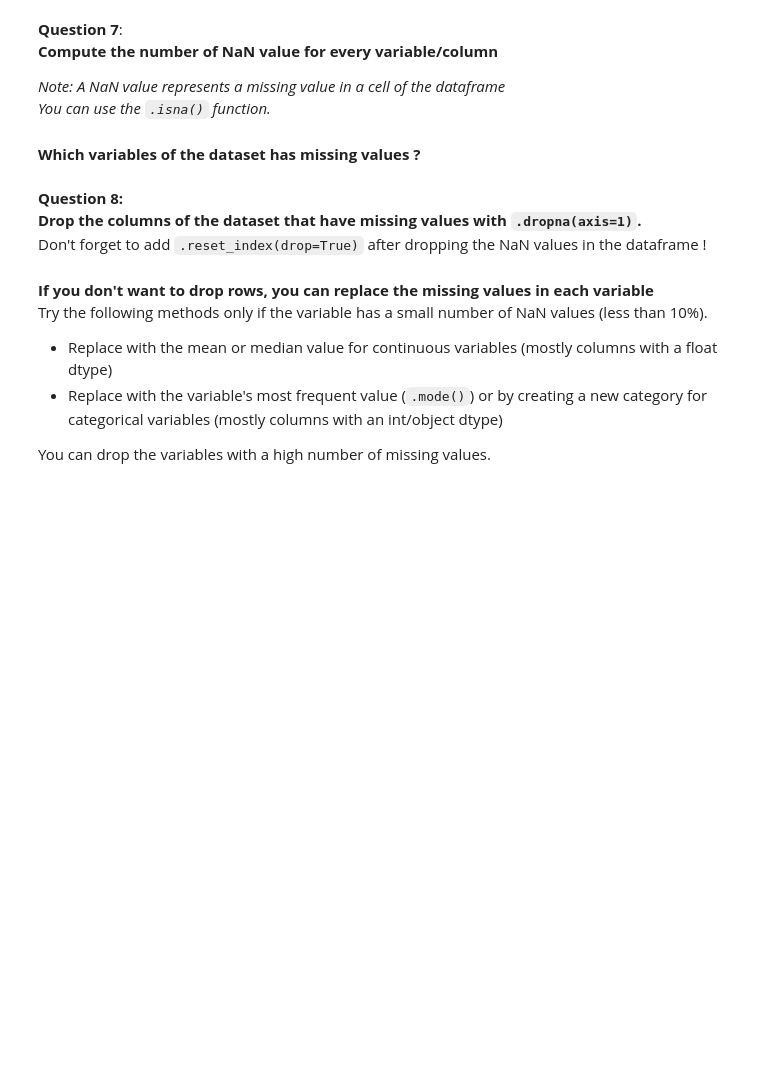
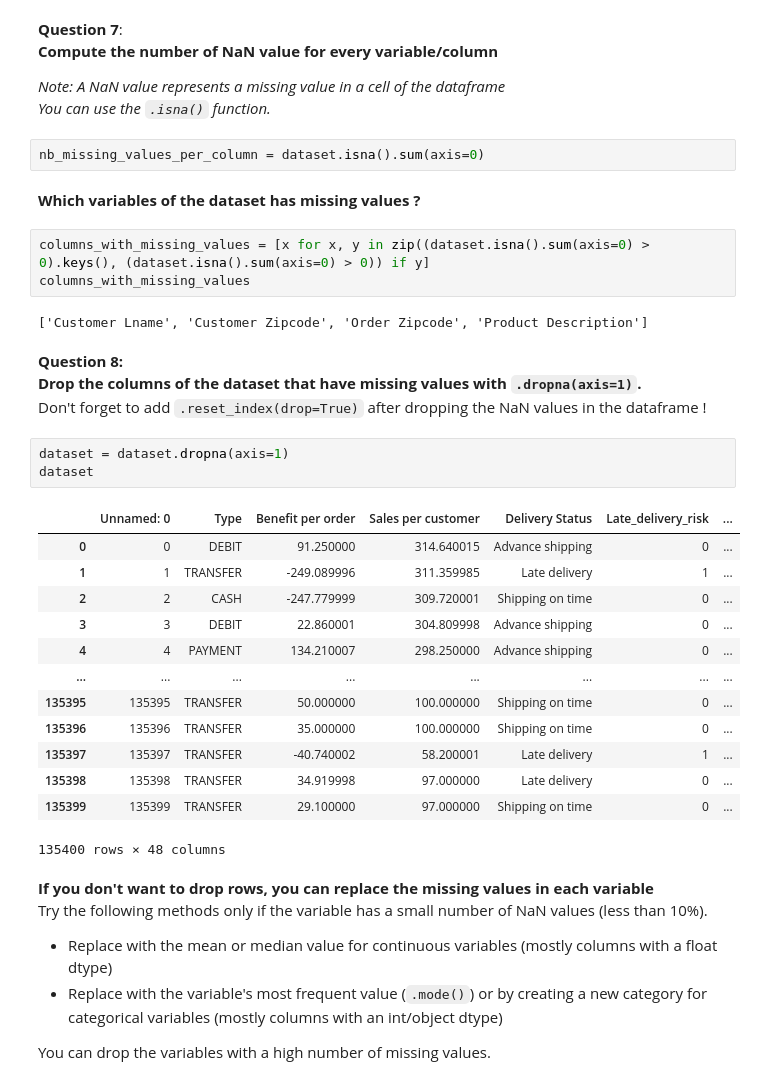
Before and after one commit to IonPanteleiciuc/bootcamp, a Jupyter notebook: Data_clean.ipynb, the cells around one changed output. Drawn from its saved outputs; the diff is of its cells as text; blank space fills up the shorter version.

```diff
--- a/Data_clean.ipynb
+++ b/Data_clean.ipynb
@@ -84,12 +233,36 @@ dataset = pd.read_csv(path,encoding='latin-1',sep=';')
 
 *Note: A NaN value represents a missing value in a cell of the dataframe* <br>
 *You can use the `.isna()` function.*
+# %%
+nb_missing_values_per_column = dataset.isna().sum(axis=0)
 # %% [markdown]
 **Which variables of the dataset has missing values ?**
+# %%
+columns_with_missing_values = [x for x, y in zip((dataset.isna().sum(axis=0) > 0).keys(), (dataset.isna().sum(axis=0) > 0)) if y]
+columns_with_missing_values
+# %% [output]
+['Customer Lname', 'Customer Zipcode', 'Order Zipcode', 'Product Description']
 # %% [markdown]
 **Question 8:** <br>
 **Drop the columns of the dataset that have missing values with `.dropna(axis=1)`. <br>**
 Don't forget to add `.reset_index(drop=True)` after dropping the NaN values in the dataframe !
+# %%
+dataset = dataset.dropna(axis=1)
+dataset
+# %% [output]
+|  | Unnamed: 0 | Type | Benefit per order | Sales per customer | Delivery Status | Late_delivery_risk | ... |
+| 0 | 0 | DEBIT | 91.250000 | 314.640015 | Advance shipping | 0 | ... |
+| 1 | 1 | TRANSFER | -249.089996 | 311.359985 | Late delivery | 1 | ... |
+| 2 | 2 | CASH | -247.779999 | 309.720001 | Shipping on time | 0 | ... |
+| 3 | 3 | DEBIT | 22.860001 | 304.809998 | Advance shipping | 0 | ... |
+| 4 | 4 | PAYMENT | 134.210007 | 298.250000 | Advance shipping | 0 | ... |
+| ... | ... | ... | ... | ... | ... | ... | ... |
+| 135395 | 135395 | TRANSFER | 50.000000 | 100.000000 | Shipping on time | 0 | ... |
+| 135396 | 135396 | TRANSFER | 35.000000 | 100.000000 | Shipping on time | 0 | ... |
+| 135397 | 135397 | TRANSFER | -40.740002 | 58.200001 | Late delivery | 1 | ... |
+| 135398 | 135398 | TRANSFER | 34.919998 | 97.000000 | Late delivery | 0 | ... |
+| 135399 | 135399 | TRANSFER | 29.100000 | 97.000000 | Shipping on time | 0 | ... |
+135400 rows × 48 columns
 # %% [markdown]
 **If you don't want to drop rows, you can replace the missing values in each variable** <br>
 Try the following methods only if the variable has a small number of NaN values (less than 10%).
```
Also changed, not shown: parts of 14 cells of this notebook, 1 other file.
